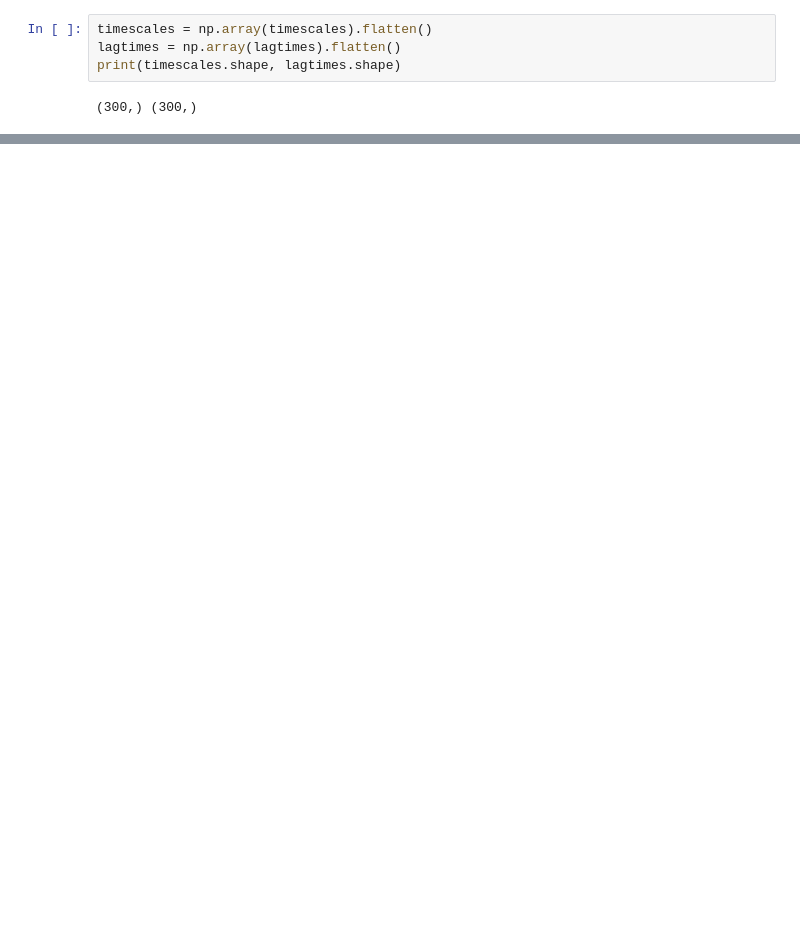
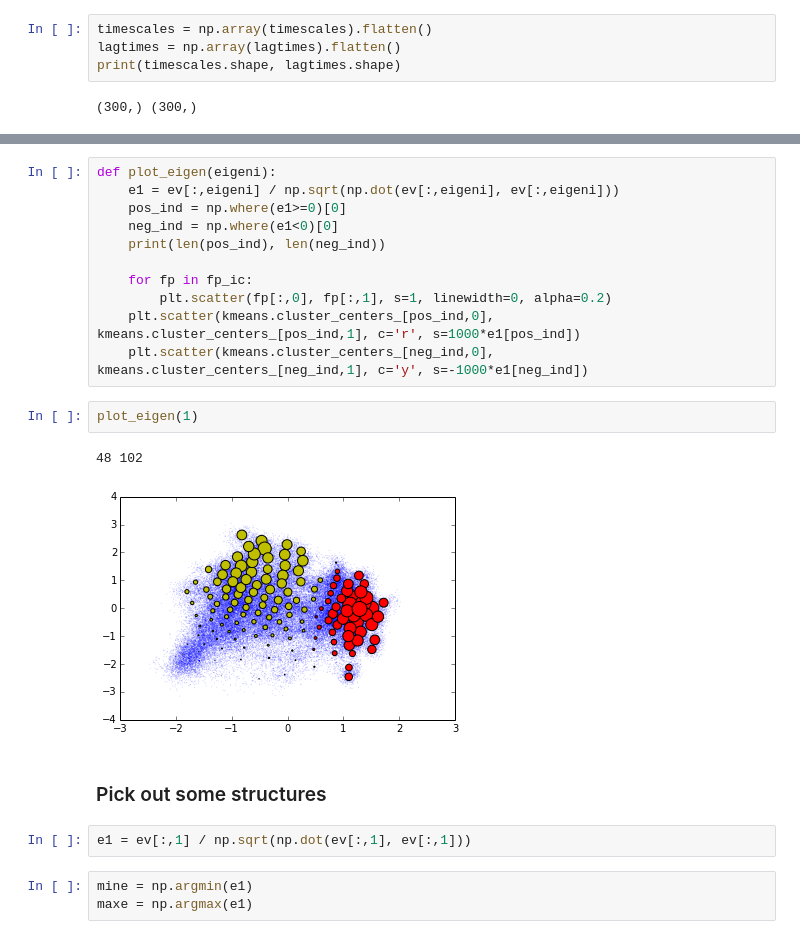
Before and after one commit to mpharrigan/wetmsm, a Jupyter notebook: ipython/bphc_tica_msm.ipynb, the cells around one changed output, grey strips where cells are left out. Drawn from its saved outputs; the diff is of its cells as text; blank space fills up the shorter version.

```diff
--- a/ipython/bphc_tica_msm.ipynb
+++ b/ipython/bphc_tica_msm.ipynb
@@ -92,0 +122,23 @@ plt.yscale('log')
+# %%
+def plot_eigen(eigeni):
+    e1 = ev[:,eigeni] / np.sqrt(np.dot(ev[:,eigeni], ev[:,eigeni]))
+    pos_ind = np.where(e1>=0)[0]
+    neg_ind = np.where(e1<0)[0]
+    print(len(pos_ind), len(neg_ind))
+
+    for fp in fp_ic:
+        plt.scatter(fp[:,0], fp[:,1], s=1, linewidth=0, alpha=0.2)
+    plt.scatter(kmeans.cluster_centers_[pos_ind,0], kmeans.cluster_centers_[pos_ind,1], c='r', s=1000*e1[pos_ind])
+    plt.scatter(kmeans.cluster_centers_[neg_ind,0], kmeans.cluster_centers_[neg_ind,1], c='y', s=-1000*e1[neg_ind])
+# %%
+plot_eigen(1)
+# %% [output]
+48 102
+[figure, added]
+# %% [markdown]
+### Pick out some structures
+# %%
+e1 = ev[:,1] / np.sqrt(np.dot(ev[:,1], ev[:,1]))
+# %%
+mine = np.argmin(e1)
+maxe = np.argmax(e1)
```
Also changed, not shown: parts of 25 cells of this notebook, 2 other files.
